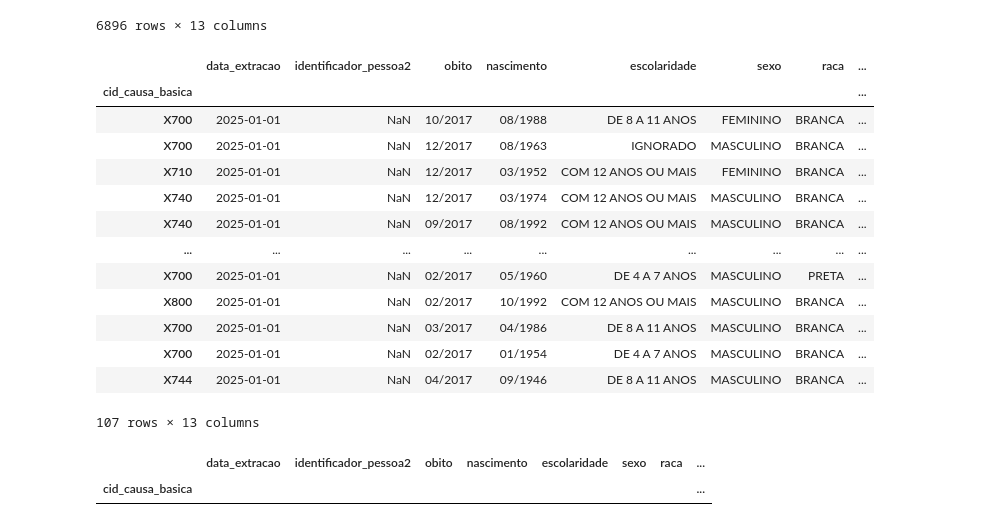
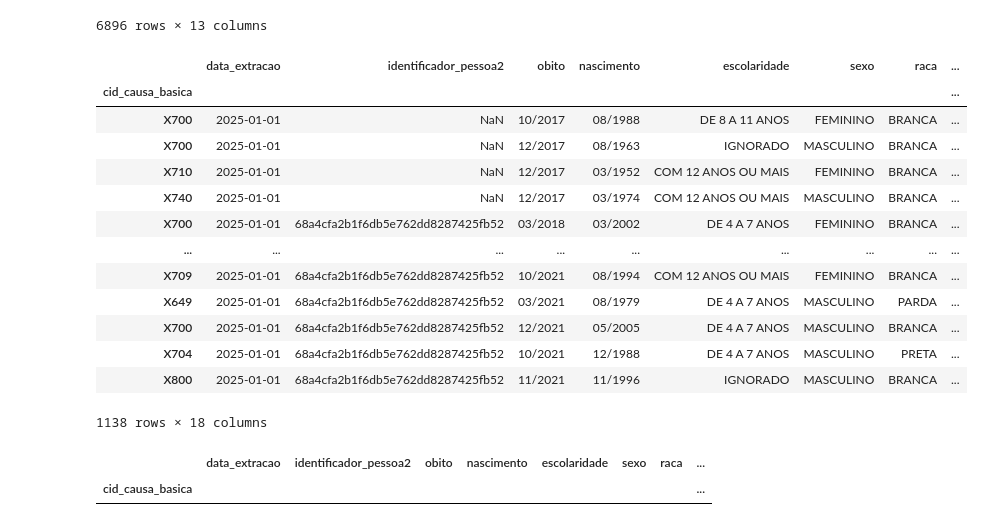
Before and after one commit to arturbernardo/data_sus, a Jupyter notebook: obitos_cid_datasus.ipynb, the cells around one changed output. Cells and saved outputs as stored; diff of their text form; code cells hidden in the pictures.

```diff
--- a/obitos_cid_datasus.ipynb
+++ b/obitos_cid_datasus.ipynb
@@ -69,23 +69,23 @@ df_filtrado = cid_subcat[cid_subcat['SUBCAT'].isin(X20.index)]
 df_filtrado
 # %%
 df_sui = df_index_cid[df_index_cid['circunstancia_obito'] == 'SUICÍDIO']
-df_sui = df_sui[df_sui['obito'].str.endswith('17')]
+# df_sui = df_sui[df_sui['obito'].str.endswith('17')]
 df_sui
 # %% [output]
 |  | data_extracao | identificador_pessoa2 | obito | nascimento | escolaridade | sexo | raca | ... |
 | cid_causa_basica |  |  |  |  |  |  |  | ... |
 | X700 | 2025-01-01 | NaN | 10/2017 | 08/1988 | DE 8 A 11 ANOS | FEMININO | BRANCA | ... |
 | X700 | 2025-01-01 | NaN | 12/2017 | 08/1963 | IGNORADO | MASCULINO | BRANCA | ... |
 | X710 | 2025-01-01 | NaN | 12/2017 | 03/1952 | COM 12 ANOS OU MAIS | FEMININO | BRANCA | ... |
 | X740 | 2025-01-01 | NaN | 12/2017 | 03/1974 | COM 12 ANOS OU MAIS | MASCULINO | BRANCA | ... |
-| X740 | 2025-01-01 | NaN | 09/2017 | 08/1992 | COM 12 ANOS OU MAIS | MASCULINO | BRANCA | ... |
+| X700 | 2025-01-01 | 68a4cfa2b1f6db5e762dd8287425fb52 | 03/2018 | 03/2002 | DE 4 A 7 ANOS | FEMININO | BRANCA | ... |
 | ... | ... | ... | ... | ... | ... | ... | ... | ... |
-| X700 | 2025-01-01 | NaN | 02/2017 | 05/1960 | DE 4 A 7 ANOS | MASCULINO | PRETA | ... |
-| X800 | 2025-01-01 | NaN | 02/2017 | 10/1992 | COM 12 ANOS OU MAIS | MASCULINO | BRANCA | ... |
-| X700 | 2025-01-01 | NaN | 03/2017 | 04/1986 | DE 8 A 11 ANOS | MASCULINO | BRANCA | ... |
-| X700 | 2025-01-01 | NaN | 02/2017 | 01/1954 | DE 4 A 7 ANOS | MASCULINO | BRANCA | ... |
-| X744 | 2025-01-01 | NaN | 04/2017 | 09/1946 | DE 8 A 11 ANOS | MASCULINO | BRANCA | ... |
+| X709 | 2025-01-01 | 68a4cfa2b1f6db5e762dd8287425fb52 | 10/2021 | 08/1994 | COM 12 ANOS OU MAIS | FEMININO | BRANCA | ... |
+| X649 | 2025-01-01 | 68a4cfa2b1f6db5e762dd8287425fb52 | 03/2021 | 08/1979 | DE 4 A 7 ANOS | MASCULINO | PARDA | ... |
+| X700 | 2025-01-01 | 68a4cfa2b1f6db5e762dd8287425fb52 | 12/2021 | 05/2005 | DE 4 A 7 ANOS | MASCULINO | BRANCA | ... |
+| X704 | 2025-01-01 | 68a4cfa2b1f6db5e762dd8287425fb52 | 10/2021 | 12/1988 | DE 4 A 7 ANOS | MASCULINO | PRETA | ... |
+| X800 | 2025-01-01 | 68a4cfa2b1f6db5e762dd8287425fb52 | 11/2021 | 11/1996 | IGNORADO | MASCULINO | BRANCA | ... |
-107 rows × 13 columns
+1138 rows × 18 columns
 # %%
 Z634 = df_index_cid[df_index_cid.index.astype(str).get_level_values('cid_causa_basica').str.startswith('Z634')]
 Z634
```
Also changed, not shown: parts of 7 cells of this notebook.
